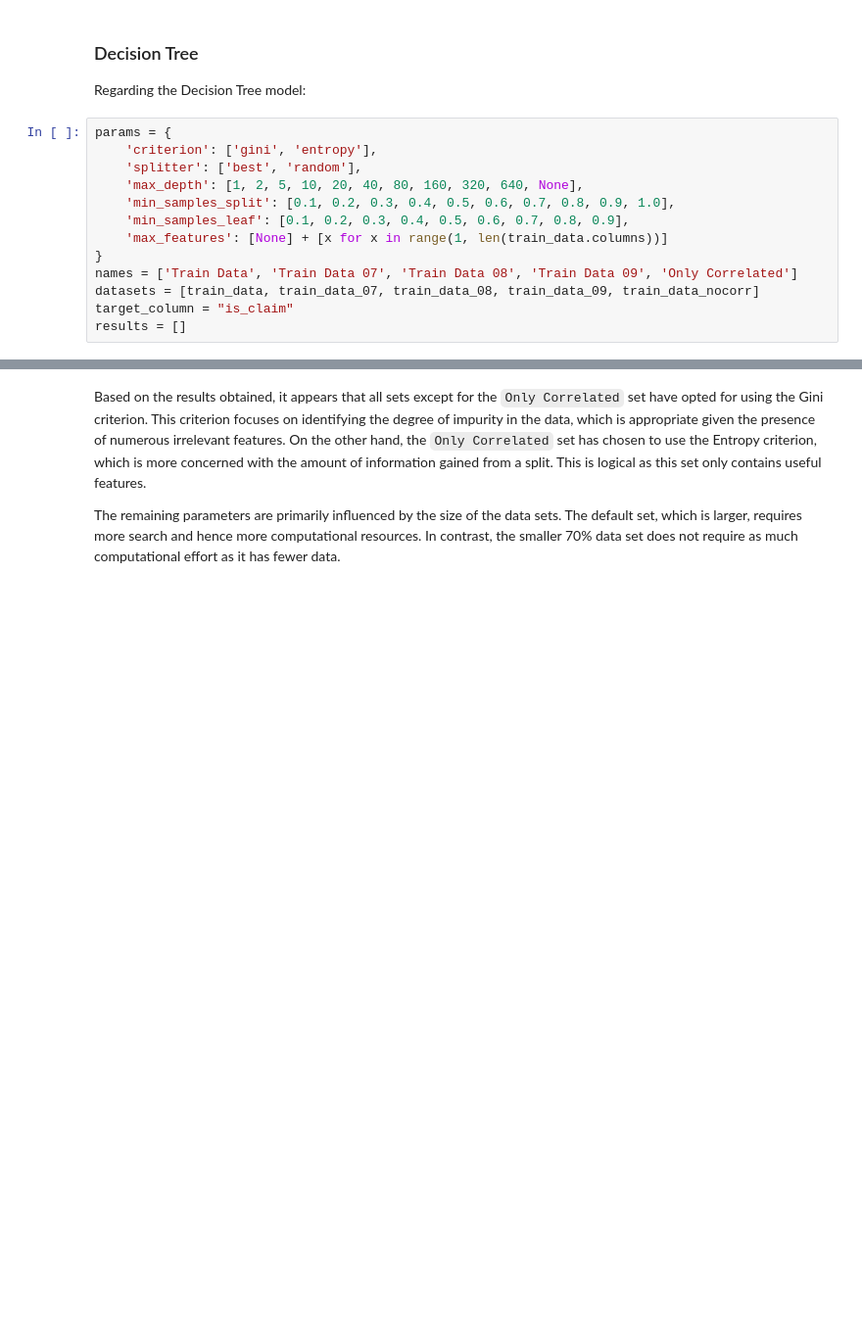
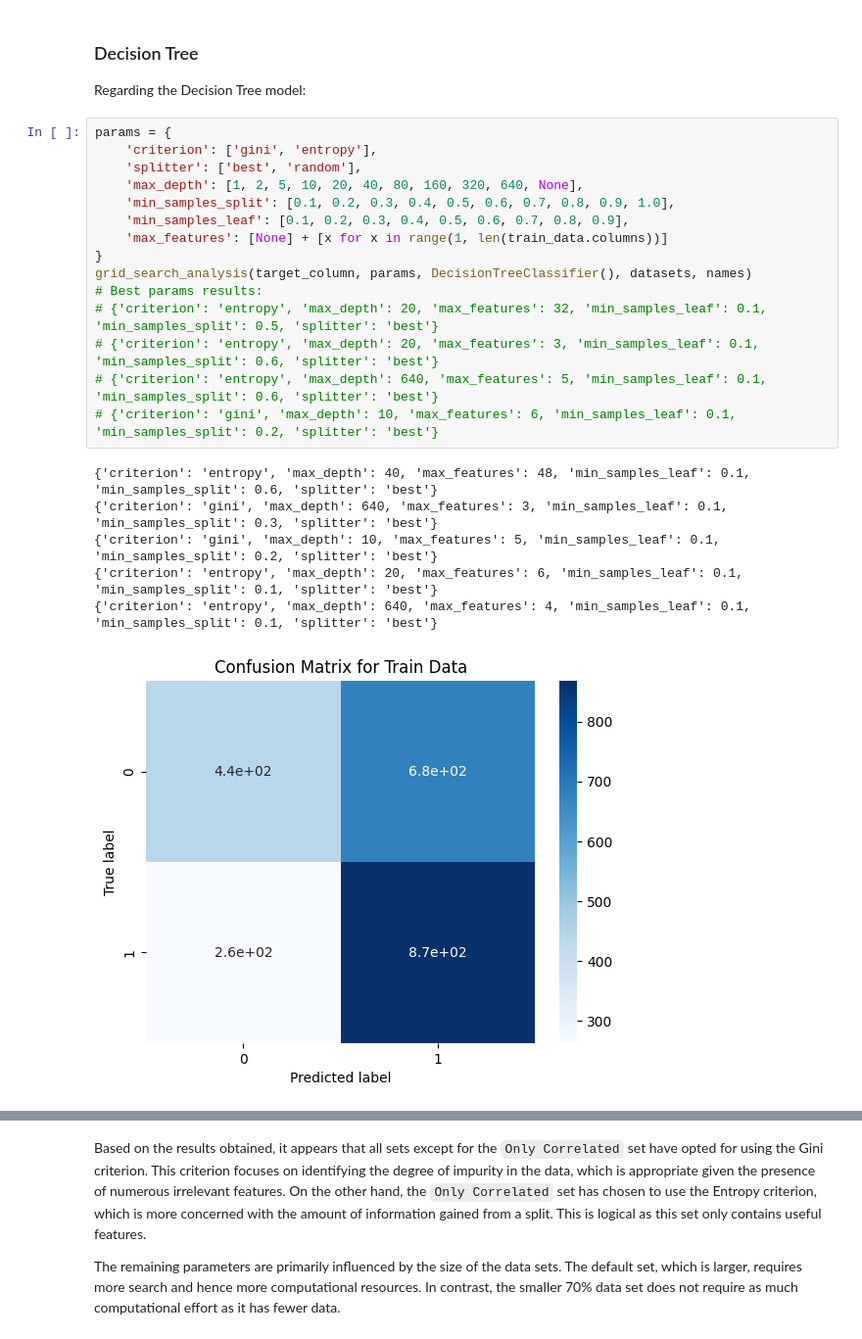
Before and after one commit to afs202005277/HeartDiseasePrediction, a Jupyter notebook: project.ipynb, the cells around one changed output, grey strips where cells are left out. Shown at 98% size. Saved outputs shown, nothing was run; the diff lists cells and outputs as text; blank space fills up the shorter version.

```diff
--- a/project.ipynb
+++ b/project.ipynb
@@ -608,13 +695,22 @@ Regarding the Decision Tree model:
 # %%
 params = {
     'criterion': ['gini', 'entropy'],
     'splitter': ['best', 'random'],
     'max_depth': [1, 2, 5, 10, 20, 40, 80, 160, 320, 640, None],
     'min_samples_split': [0.1, 0.2, 0.3, 0.4, 0.5, 0.6, 0.7, 0.8, 0.9, 1.0],
     'min_samples_leaf': [0.1, 0.2, 0.3, 0.4, 0.5, 0.6, 0.7, 0.8, 0.9],
     'max_features': [None] + [x for x in range(1, len(train_data.columns))]
 }
-names = ['Train Data', 'Train Data 07', 'Train Data 08', 'Train Data 09', 'Only Correlated']
-datasets = [train_data, train_data_07, train_data_08, train_data_09, train_data_nocorr]
-target_column = "is_claim"
-results = []
+grid_search_analysis(target_column, params, DecisionTreeClassifier(), datasets, names)
+# Best params results:
+# {'criterion': 'entropy', 'max_depth': 20, 'max_features': 32, 'min_samples_leaf': 0.1, 'min_samples_split': 0.5, 'splitter': 'best'}
+# {'criterion': 'entropy', 'max_depth': 20, 'max_features': 3, 'min_samples_leaf': 0.1, 'min_samples_split': 0.6, 'splitter': 'best'}
+# {'criterion': 'entropy', 'max_depth': 640, 'max_features': 5, 'min_samples_leaf': 0.1, 'min_samples_split': 0.6, 'splitter': 'best'}
+# {'criterion': 'gini', 'max_depth': 10, 'max_features': 6, 'min_samples_leaf': 0.1, 'min_samples_split': 0.2, 'splitter': 'best'}
+# %% [output]
+{'criterion': 'entropy', 'max_depth': 40, 'max_features': 48, 'min_samples_leaf': 0.1, 'min_samples_split': 0.6, 'splitter': 'best'}
+{'criterion': 'gini', 'max_depth': 640, 'max_features': 3, 'min_samples_leaf': 0.1, 'min_samples_split': 0.3, 'splitter': 'best'}
+{'criterion': 'gini', 'max_depth': 10, 'max_features': 5, 'min_samples_leaf': 0.1, 'min_samples_split': 0.2, 'splitter': 'best'}
+{'criterion': 'entropy', 'max_depth': 20, 'max_features': 6, 'min_samples_leaf': 0.1, 'min_samples_split': 0.1, 'splitter': 'best'}
+{'criterion': 'entropy', 'max_depth': 640, 'max_features': 4, 'min_samples_leaf': 0.1, 'min_samples_split': 0.1, 'splitter': 'best'}
+[figure, added]
```
Also changed, not shown: parts of 17 cells of this notebook, 6 other files.
